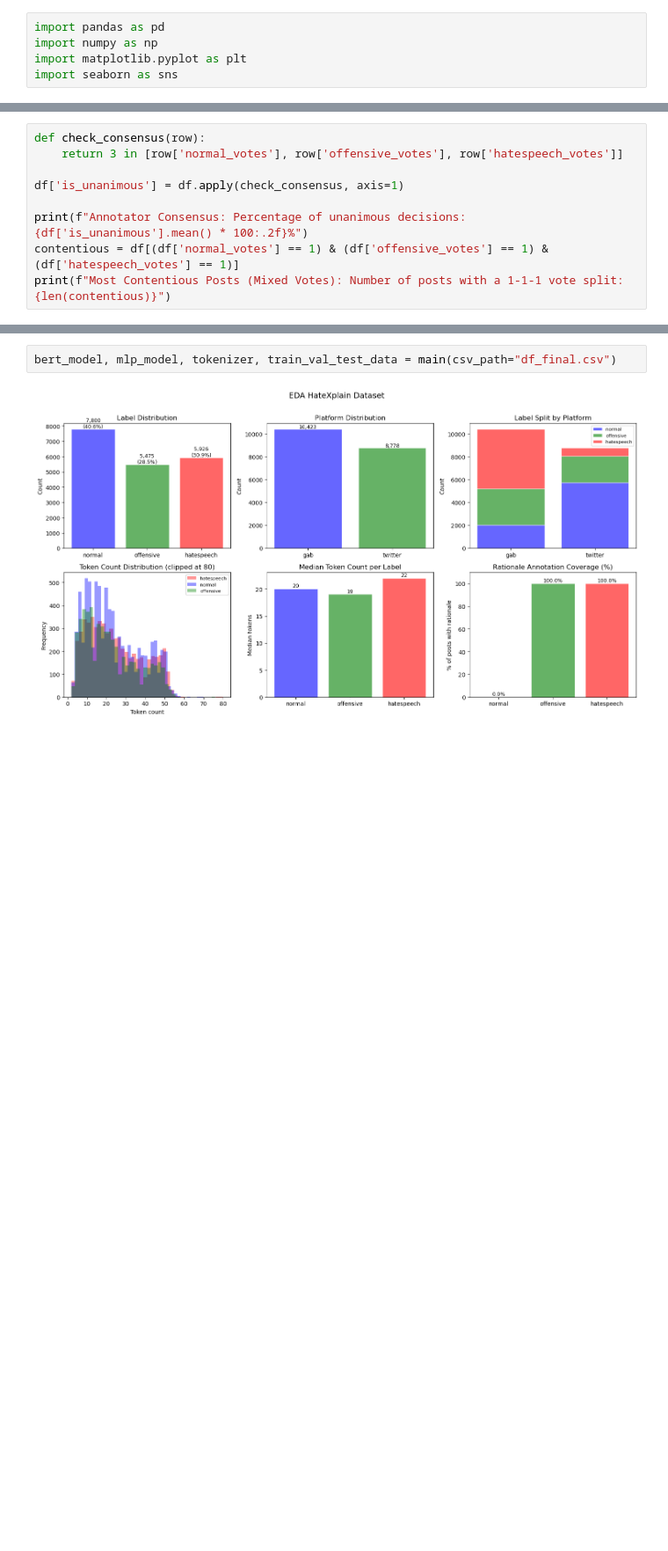
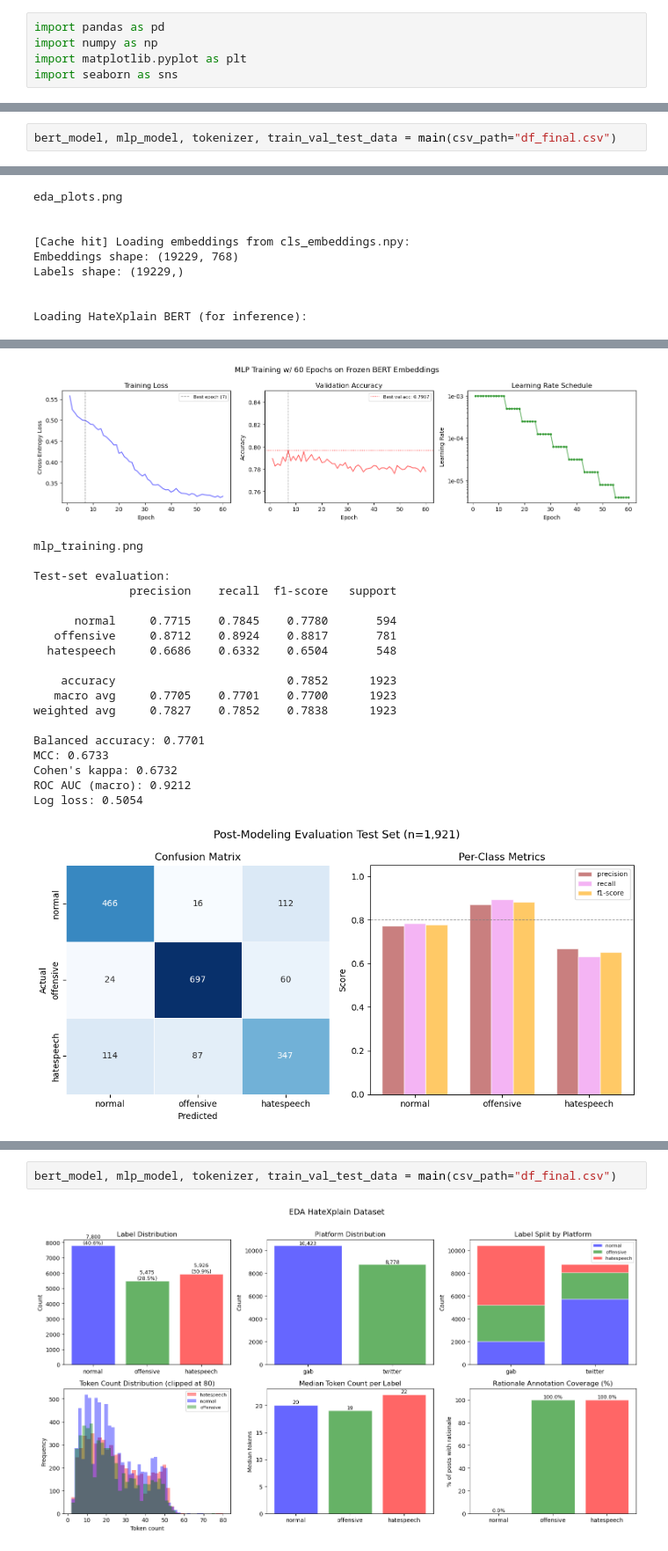
Before and after one commit to arielktran/HateSpeech, a Jupyter notebook: 3_class_MLP_classifier/mini_project_1_code.ipynb, the cells around one changed output, grey strips where cells are left out. Shown at 88% size. Saved outputs shown, nothing was run; the diff lists cells and outputs as text; blank space fills up the shorter version.

```diff
--- a/3_class_MLP_classifier/mini_project_1_code.ipynb
+++ b/3_class_MLP_classifier/mini_project_1_code.ipynb
@@ -86,9 +30,0 @@ Extremely Short Posts (Under 3 tokens):
-# %%
-def check_consensus(row):
-    return 3 in [row['normal_votes'], row['offensive_votes'], row['hatespeech_votes']]
-
-df['is_unanimous'] = df.apply(check_consensus, axis=1)
-
-print(f"Annotator Consensus: Percentage of unanimous decisions: {df['is_unanimous'].mean() * 100:.2f}%")
-contentious = df[(df['normal_votes'] == 1) & (df['offensive_votes'] == 1) & (df['hatespeech_votes'] == 1)]
-print(f"Most Contentious Posts (Mixed Votes): Number of posts with a 1-1-1 vote split: {len(contentious)}")
@@ -701,3 +610,6 @@ def main(csv_path="df_final.csv", sample_n=None):
     return bert_model, mlp_model, tokenizer, train_val_test_data
 # %% [output]
 Device: cpu
+# %%
+bert_model, mlp_model, tokenizer, train_val_test_data = main(csv_path="df_final.csv")
+# %% [output]
@@ -703,0 +617,9 @@ Device: cpu
+eda_plots.png
+
+
+[Cache hit] Loading embeddings from cls_embeddings.npy:
+Embeddings shape: (19229, 768)
+Labels shape: (19229,)
+
+
+Loading HateXplain BERT (for inference):
@@ -703,0 +643,20 @@ Device: cpu
+[figure, added]
+mlp_training.png
+
+Test-set evaluation:
+              precision    recall  f1-score   support
+
+      normal     0.7715    0.7845    0.7780       594
+   offensive     0.8712    0.8924    0.8817       781
+  hatespeech     0.6686    0.6332    0.6504       548
+
+    accuracy                         0.7852      1923
+   macro avg     0.7705    0.7701    0.7700      1923
+weighted avg     0.7827    0.7852    0.7838      1923
+
+Balanced accuracy: 0.7701
+MCC: 0.6733
+Cohen's kappa: 0.6732
+ROC AUC (macro): 0.9212
+Log loss: 0.5054
+[figure, added]
```
Also changed, not shown: parts of 12 cells of this notebook, 4 other files.
